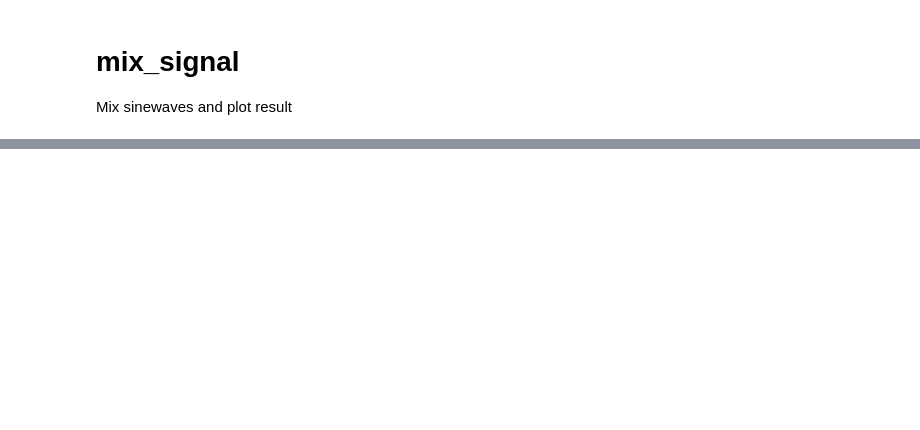
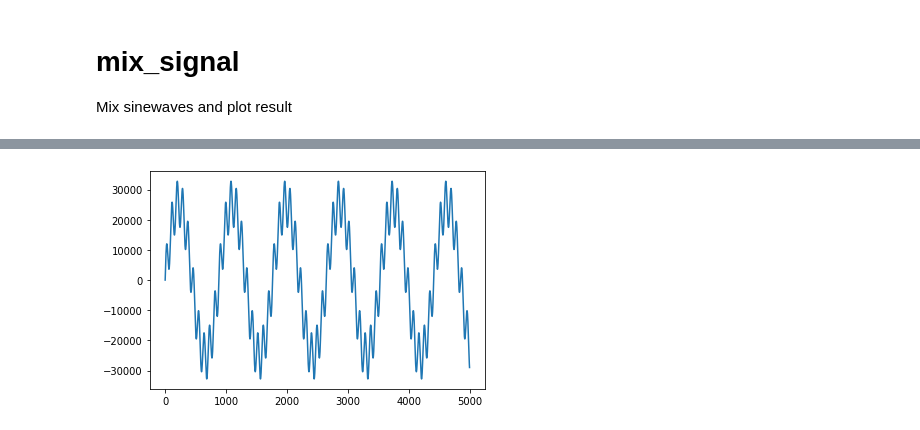
Before and after one commit to dudung/py-jupyter-nb, a Jupyter notebook: src/fft/mix_signal.ipynb, the cells around one changed output, grey strips where cells are left out. Saved outputs shown, nothing was run; the diff lists cells and outputs as text; code cells hidden in the pictures; blank space fills up the shorter version.

```diff
--- a/src/fft/mix_signal.ipynb
+++ b/src/fft/mix_signal.ipynb
@@ -49,0 +58,8 @@ plt.show()
+# %%
+# normalize signal and plot it
+Int16Max = 32767
+y4 = np.int16((y3 / y3.max()) * Int16Max)
+plt.plot(y4[:5000])
+plt.show()
+# %% [output]
+[figure, added]
```
Also changed, not shown: parts of 10 cells of this notebook.
